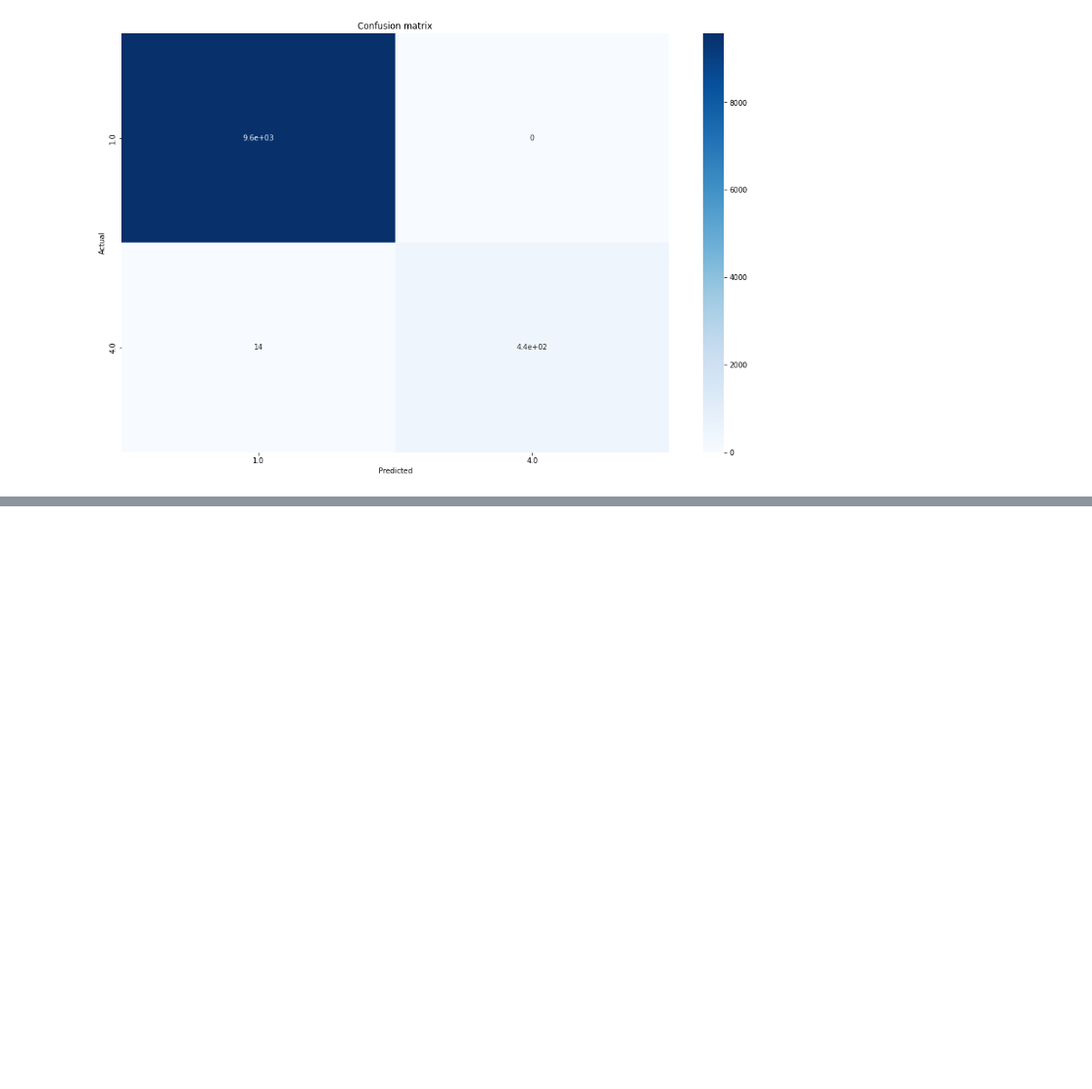
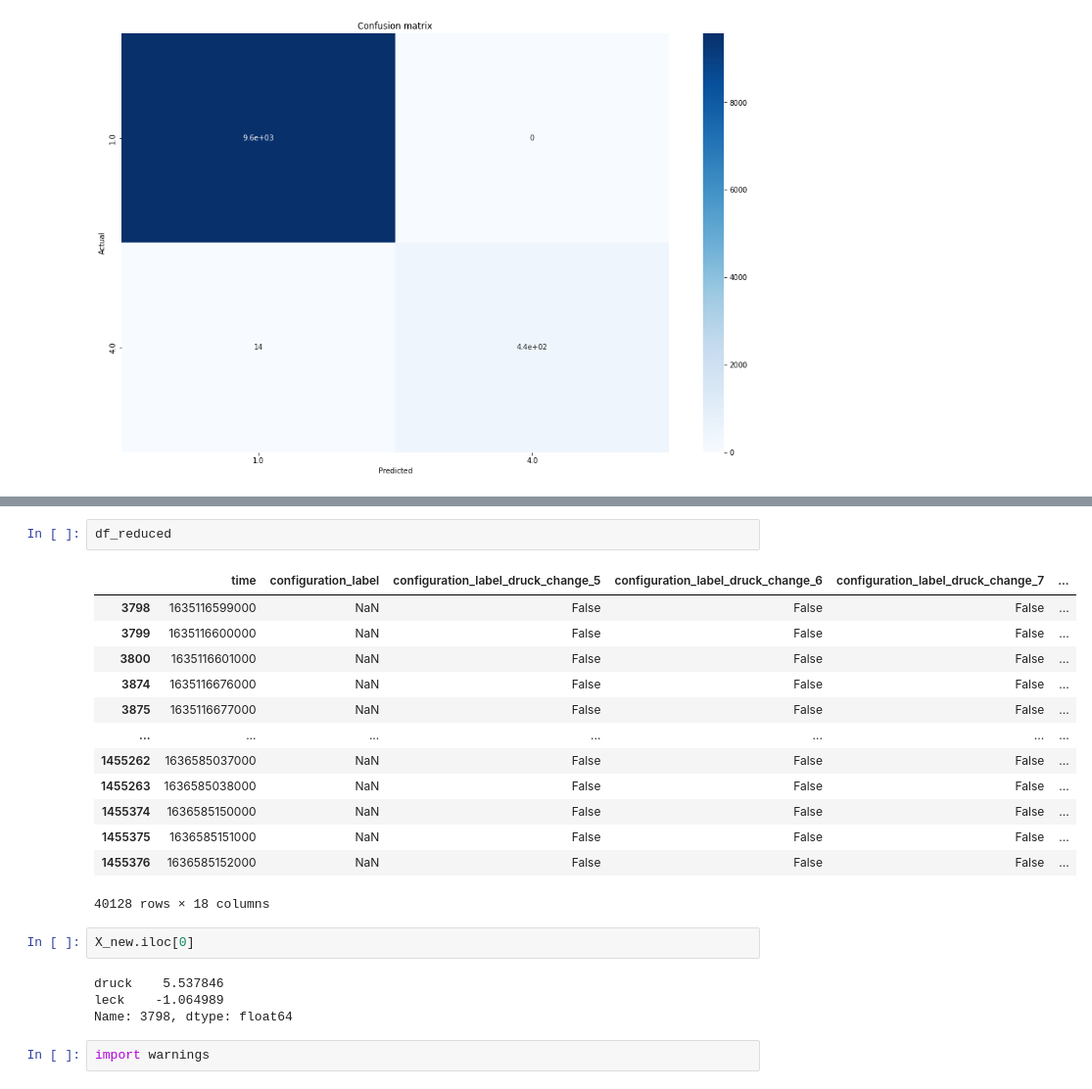
Before and after one commit to juliansaar/Innoprojekt, a Jupyter notebook: Dichte_Klassifizierung.ipynb, the cells around one changed output, grey strips where cells are left out. Shown at 98% size. Saved outputs shown, nothing was run; the diff lists cells and outputs as text; blank space fills up the shorter version.

```diff
--- a/Dichte_Klassifizierung.ipynb
+++ b/Dichte_Klassifizierung.ipynb
@@ -212,0 +302,24 @@ Text(0.5, 1.0, 'Confusion matrix')
+# %%
+df_reduced
+# %% [output]
+|  | time | configuration_label | configuration_label_druck_change_5 | configuration_label_druck_change_6 | configuration_label_druck_change_7 | ... |
+| 3798 | 1635116599000 | NaN | False | False | False | ... |
+| 3799 | 1635116600000 | NaN | False | False | False | ... |
+| 3800 | 1635116601000 | NaN | False | False | False | ... |
+| 3874 | 1635116676000 | NaN | False | False | False | ... |
+| 3875 | 1635116677000 | NaN | False | False | False | ... |
+| ... | ... | ... | ... | ... | ... | ... |
+| 1455262 | 1636585037000 | NaN | False | False | False | ... |
+| 1455263 | 1636585038000 | NaN | False | False | False | ... |
+| 1455374 | 1636585150000 | NaN | False | False | False | ... |
+| 1455375 | 1636585151000 | NaN | False | False | False | ... |
+| 1455376 | 1636585152000 | NaN | False | False | False | ... |
+40128 rows × 18 columns
+# %%
+X_new.iloc[0]
+# %% [output]
+druck    5.537846
+leck    -1.064989
+Name: 3798, dtype: float64
+# %%
+import warnings
```
Also changed, not shown: parts of 16 cells of this notebook.
